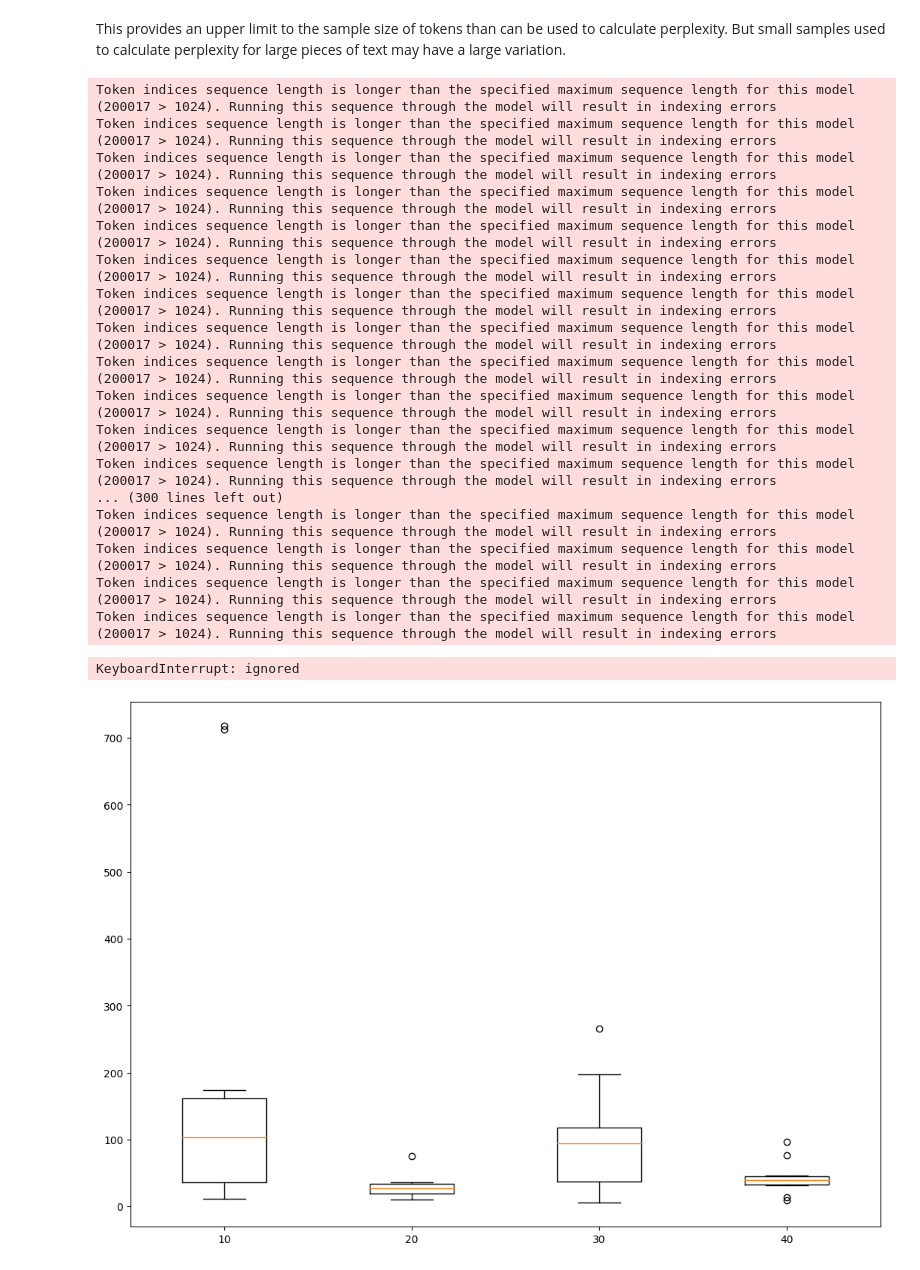
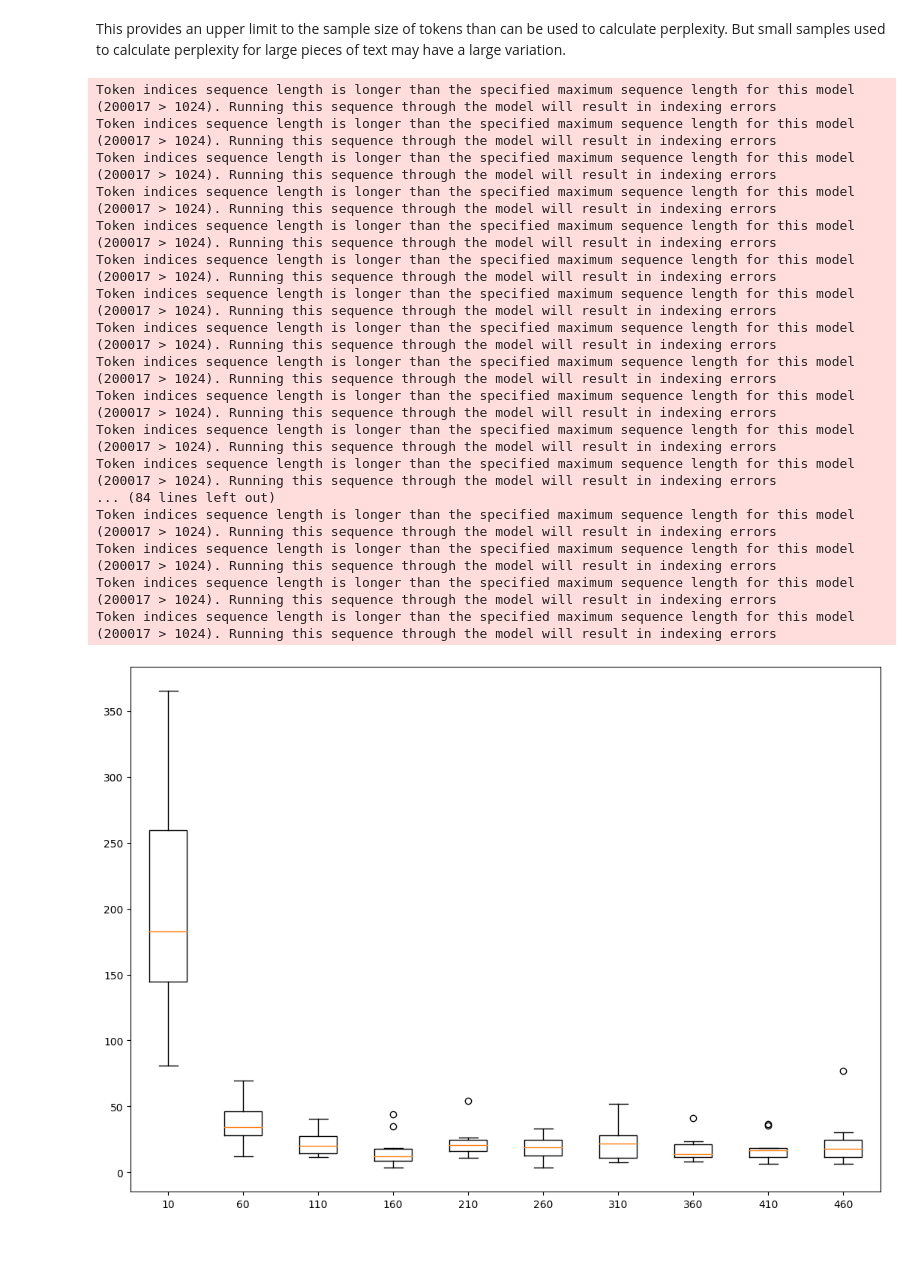
Before and after one commit to aecoaker/FTA-Summary, a Jupyter notebook: Exploring_BART_Models.ipynb, the cells around one changed output. Cells and saved outputs as stored; diff of their text form; code cells hidden in the pictures.

```diff
--- a/Exploring_BART_Models.ipynb
+++ b/Exploring_BART_Models.ipynb
@@ -331,7 +331,7 @@ This provides an upper limit to the sample size of tokens than can be used to ca
 fta_text = open("UK-AU-FTA.txt").read()
 # %%
 df = pd.DataFrame()
-for j in range(10, 500, 10):
+for j in range(10, 500, 50):
   ls = []
   for i in range(10):
     ls.append(perplexity(fta_text, tokens = 100, window = j))
@@ -349,20 +349,19 @@ Token indices sequence length is longer than the specified maximum sequence leng
 Token indices sequence length is longer than the specified maximum sequence length for this model (200017 > 1024). Running this sequence through the model will result in indexing errors
 Token indices sequence length is longer than the specified maximum sequence length for this model (200017 > 1024). Running this sequence through the model will result in indexing errors
 Token indices sequence length is longer than the specified maximum sequence length for this model (200017 > 1024). Running this sequence through the model will result in indexing errors
-... (300 lines left out)
+... (84 lines left out)
 Token indices sequence length is longer than the specified maximum sequence length for this model (200017 > 1024). Running this sequence through the model will result in indexing errors
 Token indices sequence length is longer than the specified maximum sequence length for this model (200017 > 1024). Running this sequence through the model will result in indexing errors
 Token indices sequence length is longer than the specified maximum sequence length for this model (200017 > 1024). Running this sequence through the model will result in indexing errors
 Token indices sequence length is longer than the specified maximum sequence length for this model (200017 > 1024). Running this sequence through the model will result in indexing errors
-KeyboardInterrupt: ignored
 # %%
 fig = plt.figure(figsize = (10, 7))
 ax = fig.add_axes([0, 0, 1, 1])
 bp = ax.boxplot(df)
-ax.set_xticklabels(range(10, 500, 10))
+ax.set_xticklabels(range(10, 500, 50))
 plt.show()
 # %% [output]
-[figure, old version]
+[figure, new version]
 # %%
 #with this variation, we need to sample multiple times, re-writing the function to do that
 def perplexity(text, model = 'facebook/bart-base', window = 100, tokens = 10, samples = 10):
```
